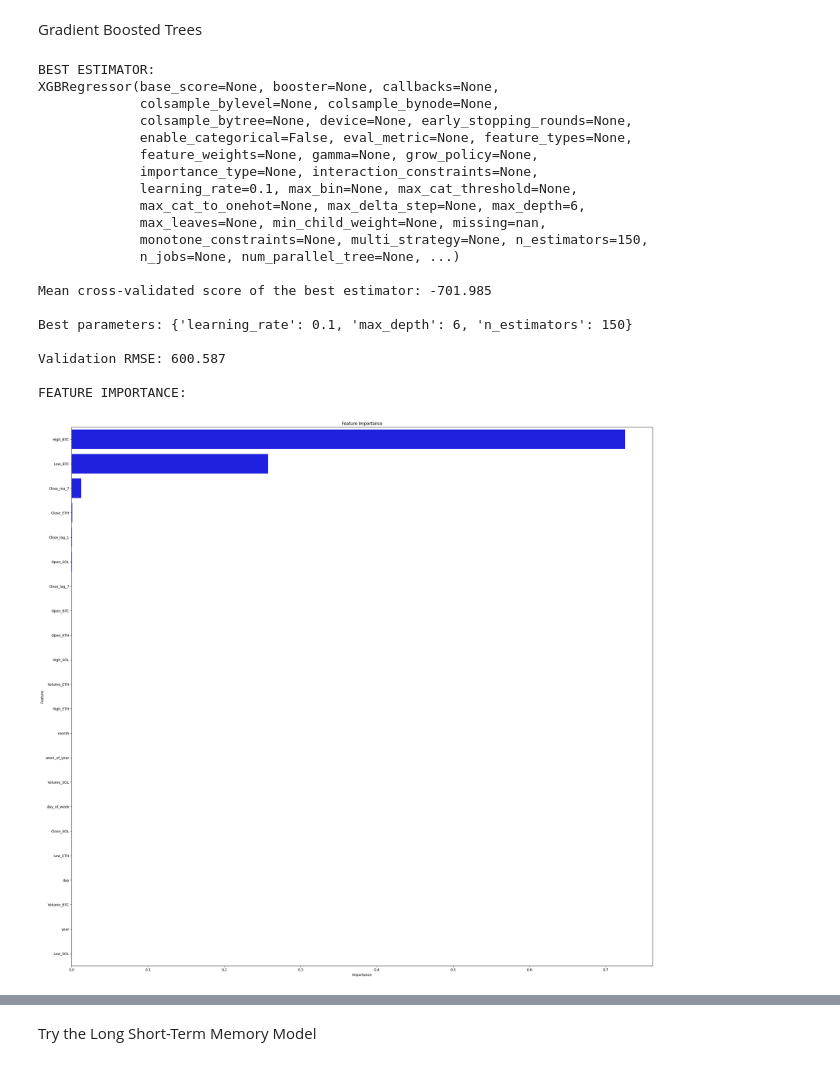
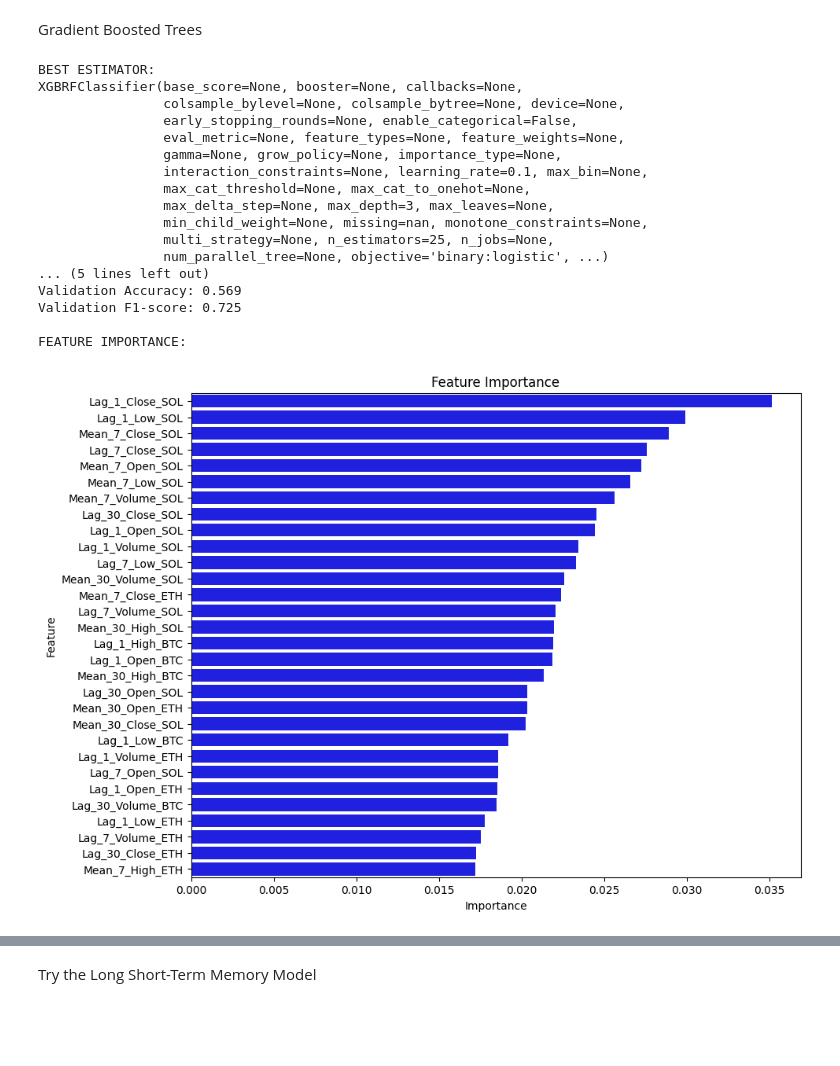
Before and after one commit to Maxhawksbill/ML, a Jupyter notebook: HW9_Coin_Price/coin_price_prediction.ipynb, the cells around one changed output, grey strips where cells are left out. Drawn from its saved outputs; the diff is of its cells as text; code cells hidden in the pictures; blank space fills up the shorter version.

```diff
--- a/HW9_Coin_Price/coin_price_prediction.ipynb
+++ b/HW9_Coin_Price/coin_price_prediction.ipynb
@@ -292,7 +252,0 @@ plt.show()
-# %%
-# Display the correlation between the continuous features:
-corr = df_combined[df_combined.select_dtypes(include = ['float64', 'int64']).columns.tolist()].corr()
-
-# Plot the correlation matrix:
-f, ax = plt.subplots(figsize=(18, 20))
-sns.heatmap(corr, cmap=sns.diverging_palette(220, 10, as_cmap=True), vmin=-1.0, vmax=1.0, square=True, ax=ax, annot=True)
@@ -332,22 +274,3 @@ Data columns (total 16 columns):
  15  Volume_SOL  1542 non-null   float64
 dtypes: datetime64[ns](1), float64(13), int64(2)
 memory usage: 192.9 KB
-# %%
-# Date feature split into sub-features
-
-df_combined["year"] = df_combined["Date"].dt.year
-df_combined["month"] = df_combined["Date"].dt.month
-df_combined["day"] = df_combined["Date"].dt.day
-df_combined["day_of_week"] = df_combined["Date"].dt.weekday  # 0 - Monday, 6 - Sunday
-df_combined["week_of_year"] = df_combined["Date"].dt.isocalendar().week
-
-df_combined["Close_lag_1"] = df_combined["Close_BTC"].shift(1)  # Price 1 day ago
-df_combined["Close_lag_7"] = df_combined["Close_BTC"].shift(7)  # Price 7 days ago
-
-# Сalculate the moving average for the last 7 days
-df_combined["Close_ma_7"] = df_combined["Close_BTC"].rolling(window=7).mean()
-
-# Drop NA values
-df_combined.dropna(inplace=True)
-
-df_combined.info()
@@ -401,0 +365,13 @@ X.shape, y.shape
+# %%
+# Split the data into training and test sets
+train = df_final[df_final["Date"] <= "2023-12-31"]
+val = df_final[(df_final["Date"] > "2023-12-31") & (df_final["Date"] <= "2024-02-20")]
+test = df_final[df_final["Date"] >= "2024-02-21"]
+
+target_feature = "Trend_BTC"
+
+X_train, y_train = train.drop(columns=[id_feature, target_feature]), train[target_feature]
+X_val, y_val = val.drop(columns=[id_feature, target_feature]), val[target_feature]
+X_test, y_test = test.drop(columns=[id_feature, target_feature]), test[target_feature]
+
+X_train.shape, y_train.shape, X_val.shape, y_val.shape, X_test.shape, y_test.shape
@@ -492,35 +444,32 @@ def train_tree_model(X, y, model, params):
     return model
 # %%
 # Instantiate a model
-xgb_model = XGBRegressor(objective='reg:squarederror', random_state=42)
+xgb_model = XGBRFClassifier(objective='binary:logistic', random_state=42)
 
 # Set a parameters grid for a GridSearchCV
 params = {'n_estimators': [25, 50, 75, 100, 150],
           'learning_rate': [0.1, 0.01, 0.001, 0.0001],
           'max_depth': range(3, 8)
           }
 
 # Train the model
-xgb_model_best = train_tree_model(X, y, xgb_model, params)
+xgb_model_best = train_tree_model(X_train=X_train, y_train=y_train, X_val=X_val, y_val=y_val, model=xgb_model, params=params)
 # %% [output]
 BEST ESTIMATOR:
-XGBRegressor(base_score=None, booster=None, callbacks=None,
-             colsample_bylevel=None, colsample_bynode=None,
-             colsample_bytree=None, device=None, early_stopping_rounds=None,
-             enable_categorical=False, eval_metric=None, feature_types=None,
-             feature_weights=None, gamma=None, grow_policy=None,
-             importance_type=None, interaction_constraints=None,
-             learning_rate=0.1, max_bin=None, max_cat_threshold=None,
-             max_cat_to_onehot=None, max_delta_step=None, max_depth=6,
-             max_leaves=None, min_child_weight=None, missing=nan,
-             monotone_constraints=None, multi_strategy=None, n_estimators=150,
-             n_jobs=None, num_parallel_tree=None, ...)
-
-Mean cross-validated score of the best estimator: -701.985
-
-Best parameters: {'learning_rate': 0.1, 'max_depth': 6, 'n_estimators': 150}
-
-Validation RMSE: 600.587
+XGBRFClassifier(base_score=None, booster=None, callbacks=None,
+                colsample_bylevel=None, colsample_bytree=None, device=None,
+                early_stopping_rounds=None, enable_categorical=False,
+                eval_metric=None, feature_types=None, feature_weights=None,
+                gamma=None, grow_policy=None, importance_type=None,
+                interaction_constraints=None, learning_rate=0.1, max_bin=None,
+                max_cat_threshold=None, max_cat_to_onehot=None,
+                max_delta_step=None, max_depth=3, max_leaves=None,
+                min_child_weight=None, missing=nan, monotone_constraints=None,
+                multi_strategy=None, n_estimators=25, n_jobs=None,
+                num_parallel_tree=None, objective='binary:logistic', ...)
+... (5 lines left out)
+Validation Accuracy: 0.569
+Validation F1-score: 0.725
 
 FEATURE IMPORTANCE:
-[figure, old version]
+[figure, new version]
```
Also changed, not shown: parts of 21 cells of this notebook.
